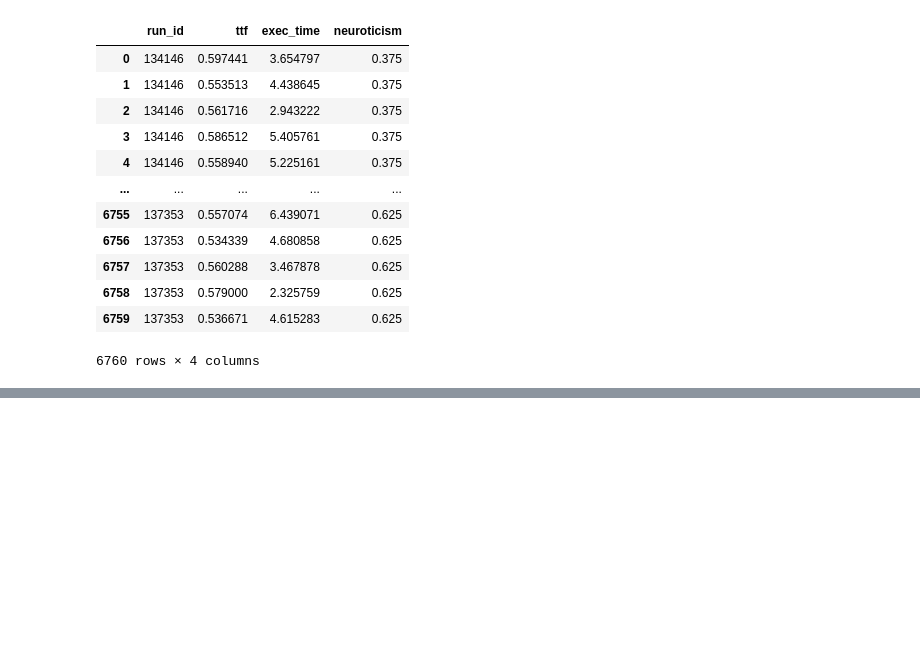
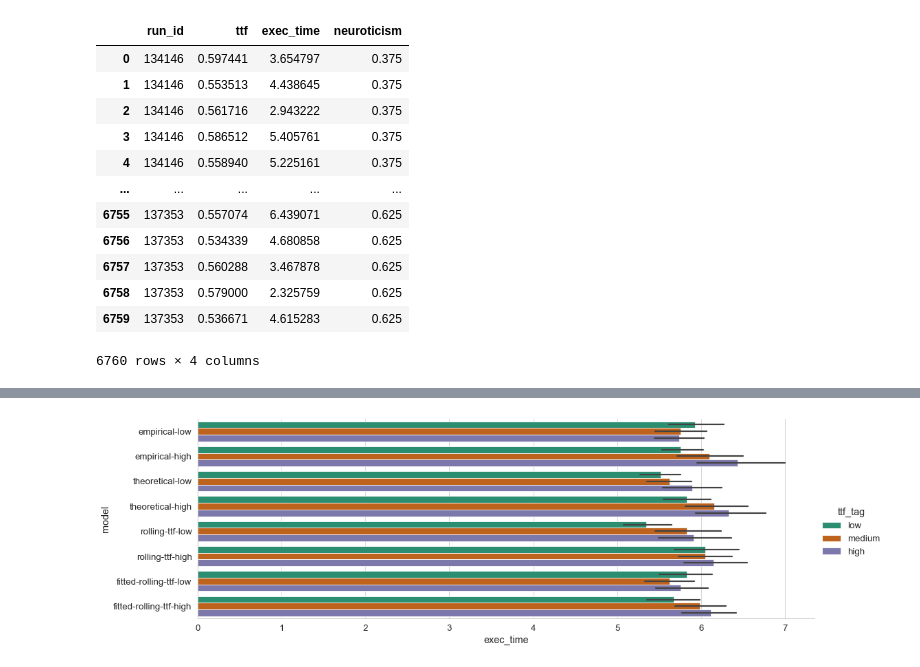
Before and after one commit to vnmo/EdgeDroid2, a Jupyter notebook: analysis/verify_models.ipynb, the cells around one changed output, grey strips where cells are left out. Cells and saved outputs as stored; diff of their text form; code cells hidden in the pictures; blank space fills up the shorter version.

```diff
--- a/analysis/verify_models.ipynb
+++ b/analysis/verify_models.ipynb
@@ -176,0 +214,28 @@ rolling_results = results[results["model"].str.contains("rolling-ttf")]
+# %%
+def test_ttf_to_exec_time(model_name: str, model: ExecutionTimeModel, ttf_tag: str, ttf: float) -> pd.DataFrame:
+    rows = deque()
+    for rep in range(reps):
+        # warmup model
+        model.reset()
+        for _ in range(warmup_steps):
+            model.advance(data["ttf"].sample(1).values[0])
+
+        # advance the model and take a single sample
+        exec_time = model.advance(ttf).get_execution_time()
+        rows.append({
+            "model": model_name,
+            "ttf_tag": ttf_tag,
+            "ttf": ttf,
+            "repetition": rep,
+            "exec_time": exec_time,
+        })
+
+    return pd.DataFrame(rows)
+
+dfs = deque()
+combs = list(it.product(models.items(), test_ttfs.items()))
+for (name, model), (ttf_tag, ttf) in tqdm(combs, desc="Running models..."):
+    dfs.append(test_ttf_to_exec_time(name, model, ttf_tag, ttf))
+
+results = pd.concat(dfs, ignore_index=True)
+results
@@ -176,0 +256,14 @@ rolling_results = results[results["model"].str.contains("rolling-ttf")]
+# %%
+fg = sns.catplot(
+    kind="bar",
+    # join=False,
+    dodge=True,
+    data=results,
+    y="model",
+    x="exec_time",
+    hue="ttf_tag",
+    aspect=3,
+)
+plt.show()
+# %% [output]
+[figure, added]
```
Also changed, not shown: parts of 9 cells of this notebook.
